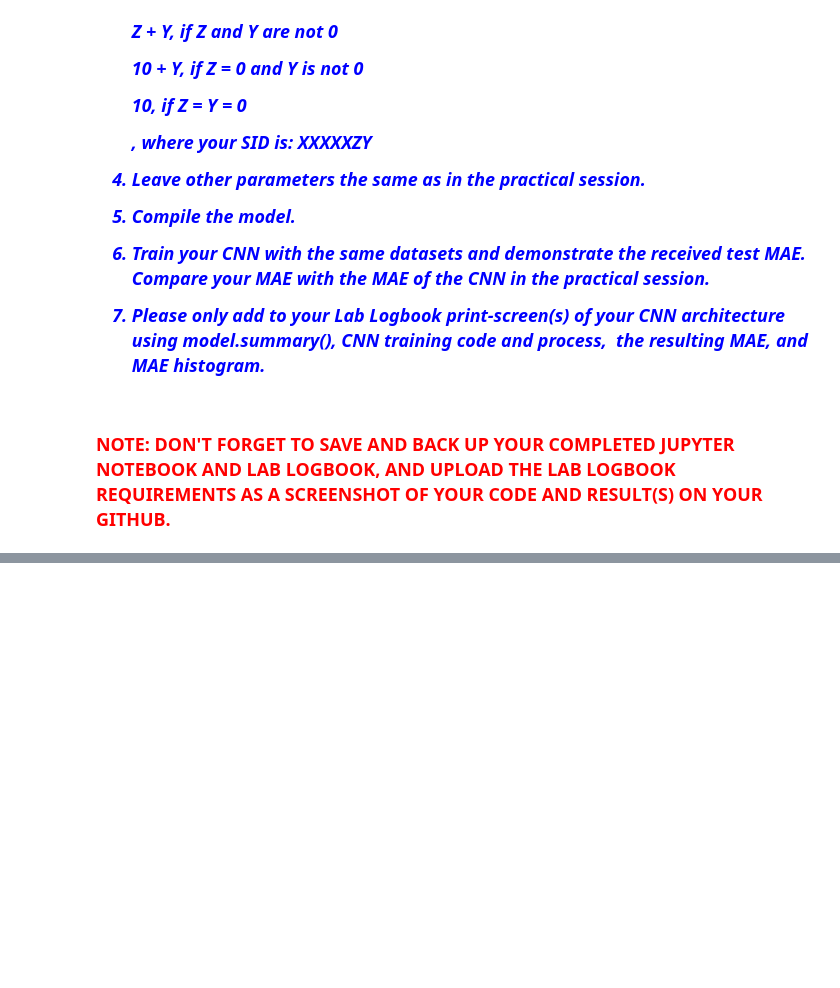
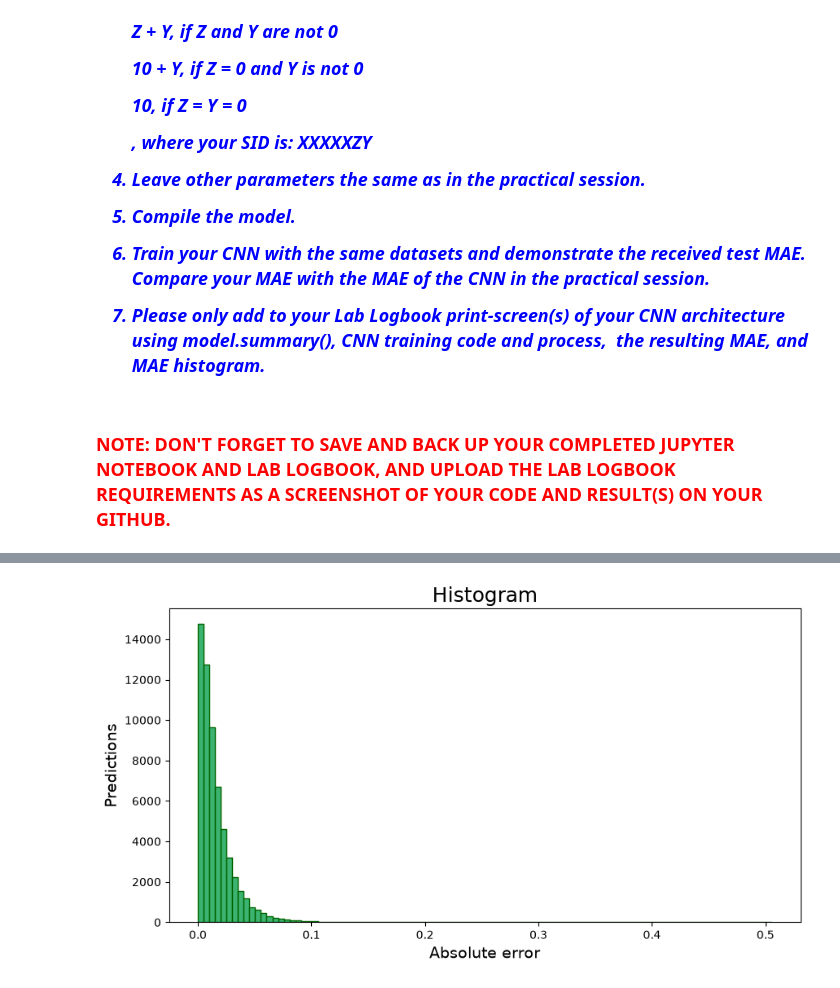
Before and after one commit to Parbjot1012/MachineLearningInFinance, a Jupyter notebook: Week 5/Week-5-CNN_EUR-USD_ML_in-Finance__Final-1.ipynb, the cells around one changed output, grey strips where cells are left out. Saved outputs shown, nothing was run; the diff lists cells and outputs as text; code cells hidden in the pictures; blank space fills up the shorter version.

```diff
--- a/Week 5/Week-5-CNN_EUR-USD_ML_in-Finance__Final-1.ipynb
+++ b/Week 5/Week-5-CNN_EUR-USD_ML_in-Finance__Final-1.ipynb
@@ -964,0 +965,11 @@ plt.show()
+# %%
+pred_1 = model_1.predict(X_test)
+abs_error = np.abs(pred_1 - y_test)
+
+plt.figure(figsize=(10,5))
+plt.hist(abs_error.flatten(), bins=100, color='mediumseagreen', edgecolor='darkgreen')
+plt.title('Histogram', size=18)
+plt.xlabel('Absolute error', size=14)
+plt.ylabel('Predictions', size=14)
+plt.show()
+# %% [output]
@@ -964,0 +977 @@ plt.show()
+[figure, added]
```
Also changed, not shown: parts of 6 cells of this notebook, 1 other file.
